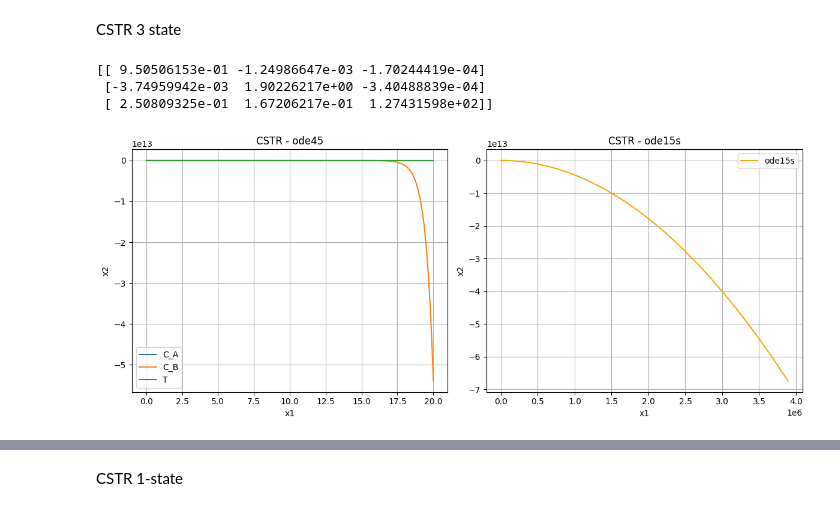
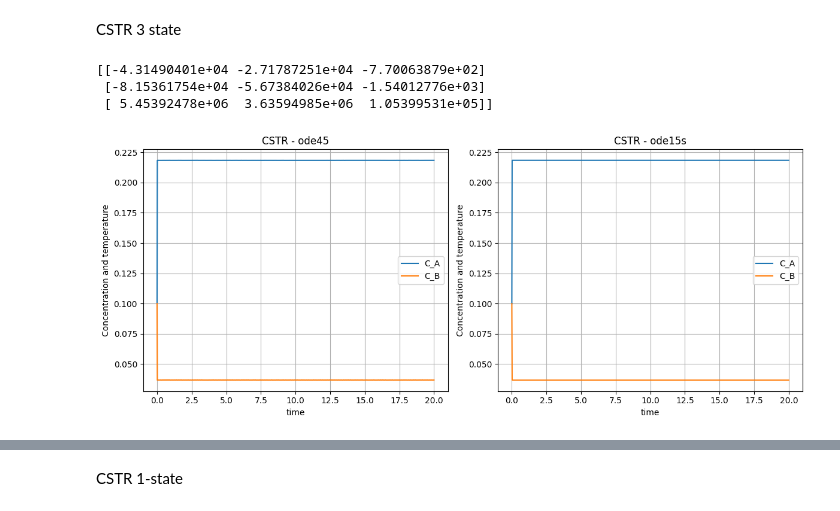
Before and after one commit to EstherCon0/SciComDiff, a Jupyter notebook: Exam.ipynb, the cells around one changed output, grey strips where cells are left out. Drawn from its saved outputs; the diff is of its cells as text; code cells hidden in the pictures.

```diff
--- a/Exam.ipynb
+++ b/Exam.ipynb
@@ -125,15 +125,18 @@ def CSTR(t, C, C0):
     V = 0.105                   # L (according to a Wahlgreen (2020))
 
     CA, CB, T = C
+
+
     # Calculating constants
     k = k0 * np.exp(-E_adv_R/T)
     beta = - deltaHr/(rho*cp)
     v = np.array([-1, -2, beta])
-    F = v * A
+    F = 250#v * A
     r=k*CA*CB
 
     # Reaction rate
     R = v.T*r #v transposed
+
 
     # Calculating the change in concentration
     system = (C0-C) * F/V + R
@@ -156,13 +159,16 @@ def CSTR_Jac(t, C, C0):
     k = k0 * np.exp(-E_adv_R/T)
     beta = - deltaHr/(rho*cp)
     v = np.array([-1, -2, beta])
-    F = v * A
+
+    #F = v * A
+    F = 250
+
     r=k*CA*CB
 
     Jac = np.array([
-        [-F[0]/V - k*CB,          -k*CA,         ((1/T**(2))*(E_adv_R))*(-r)],
-        [-2*k*CB,              -F[1]/V - 2*k*CA, ((1/T**(2))*(E_adv_R))*(-2*r)],
-        [beta*k*CB,            beta*k*CA,     ((1/T**(2))*(E_adv_R))*(beta*r)+(F[2]/V)]
+        [-F/V - k*CB,          -k*CA,         ((1/T**(2))*(E_adv_R))*(-r)],
+        [-2*k*CB,              -F/V - 2*k*CA, ((1/T**(2))*(E_adv_R))*(-2*r)],
+        [beta*k*CB,            beta*k*CA,     ((1/T**(2))*(E_adv_R))*(beta*r)+(F/V)]
     ])
 
     return Jac
@@ -171,45 +177,50 @@ def CSTR_Jac(t, C, C0):
 
 
 
-C0 = np.array([1.6/2, 2.4/2, 273.65]) # Wahlgreen et al. (2020)
-C = np.array([1.6/2, 2.4/2, 273.65])
+Cin = np.array([1.6/2, 2.4/2, 600])  # inlet concentration
+C0 = np.array([0.1, 0.1, 600])       # initial reactor state
+
+
+t_span = (0, 20)
+t_eval = np.linspace(t_span[0], t_span[1], 1000)
+
+sol_ode45 = solve_ivp(CSTR, t_span, C0, args=(Cin,), t_eval=t_eval, method='RK45')
+sol_ode15s = solve_ivp(CSTR, t_span, C0, args=(Cin,), t_eval=t_eval, method='BDF', jac=CSTR_Jac)
 
 print(CSTR_Jac(1,C0,C))
 
 
 
-t_span = (0, 20)
-t_eval = np.linspace(t_span[0], t_span[1], 1000)
 
-sol_ode45 = solve_ivp(CSTR, t_span, C0, args=(C,), t_eval=t_eval, method='RK45')
 
-sol_ode15s = solve_ivp(CSTR, t_span, C0, args=(C,), t_eval=t_eval, method='BDF',jac = CSTR_Jac)
 
 fig, axs = plt.subplots(1, 2, figsize=(12, 5))
 
 # Plot RK45 (ode45)
 axs[0].plot(t_eval, sol_ode45.y[0], label='C_A')
 axs[0].plot(t_eval, sol_ode45.y[1], label='C_B')
-axs[0].plot(t_eval, sol_ode45.y[2], label='T')
+#axs[0].plot(t_eval, sol_ode45.y[2], label='T')
 axs[0].set_xlabel('time')
 axs[0].set_ylabel('Concentration and temperature')
 axs[0].set_title('CSTR - ode45')
 axs[0].legend()
 axs[0].grid()
 
 
 # Plot BDF (ode15s)
-axs[1].plot(sol_ode15s.y[0], sol_ode15s.y[1], label='ode15s', color='orange')
-axs[1].set_xlabel('x1')
-axs[1].set_ylabel('x2')
+axs[1].plot(t_eval, sol_ode15s.y[0], label='C_A')
+axs[1].plot(t_eval, sol_ode15s.y[1], label='C_B')
+#axs[1].plot(t_eval, sol_ode15s.y[2], label='T')
+axs[1].set_xlabel('time')
+axs[1].set_ylabel('Concentration and temperature')
 axs[1].set_title('CSTR - ode15s')
 axs[1].legend()
 axs[1].grid()
 
 plt.tight_layout()
 plt.show()
 # %% [output]
-[[ 9.50506153e-01 -1.24986647e-03 -1.70244419e-04]
- [-3.74959942e-03  1.90226217e+00 -3.40488839e-04]
- [ 2.50809325e-01  1.67206217e-01  1.27431598e+02]]
+[[-4.31490401e+04 -2.71787251e+04 -7.70063879e+02]
+ [-8.15361754e+04 -5.67384026e+04 -1.54012776e+03]
+ [ 5.45392478e+06  3.63594985e+06  1.05399531e+05]]
-[figure, old version]
+[figure, new version]
```
Also changed, not shown: parts of 4 cells of this notebook.
